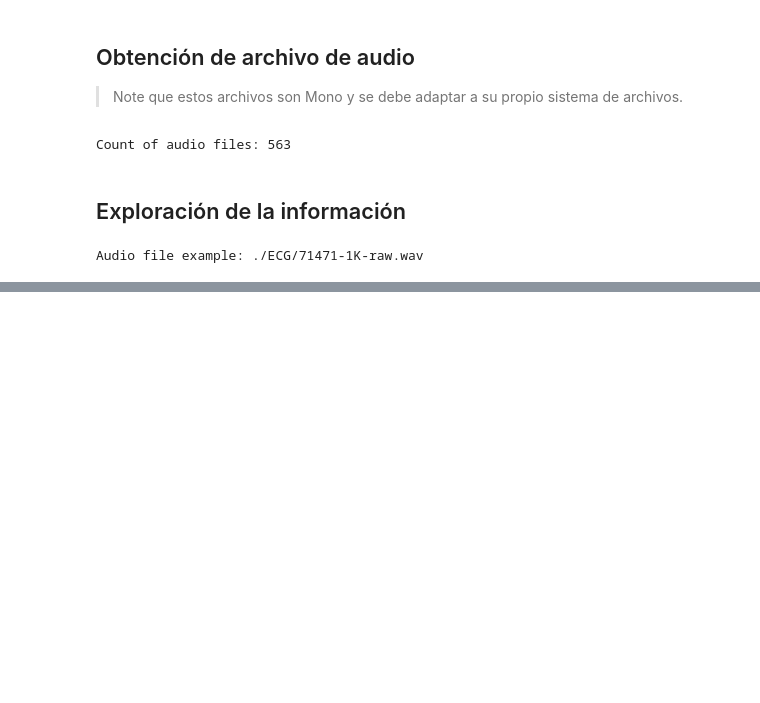
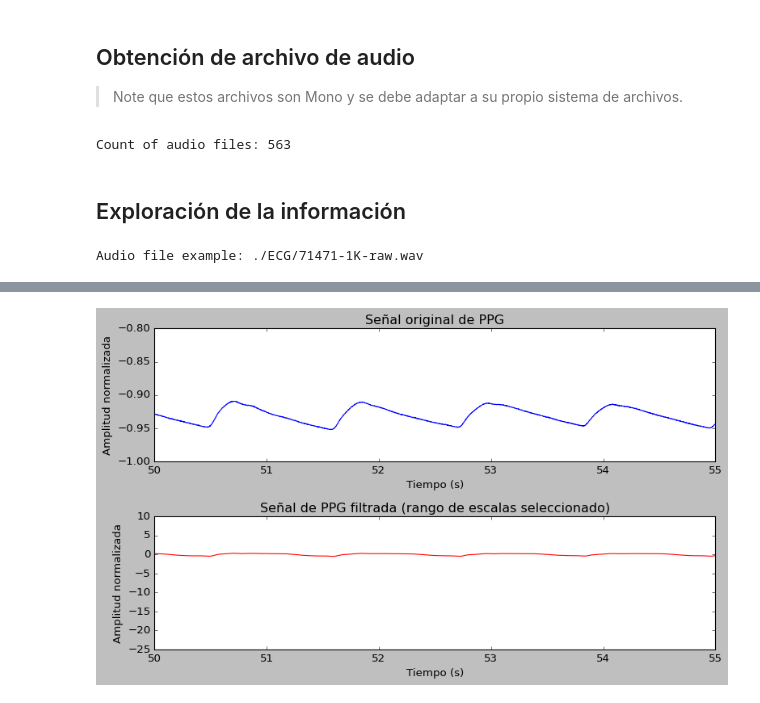
Before and after one commit to DanielSarmiento04/ECG-PPG-Joint-Analysis-Algorithm, a Jupyter notebook: ECG_PPG_BM.ipynb, the cells around one changed output, grey strips where cells are left out. Cells and saved outputs as stored; diff of their text form; code cells hidden in the pictures; blank space fills up the shorter version.

```diff
--- a/ECG_PPG_BM.ipynb
+++ b/ECG_PPG_BM.ipynb
@@ -112,0 +176,30 @@ plt.show()
+# %%
+# Definir el rango de escalas que quieres utilizar para el filtro
+escala_min = 40  # Escala mínima (ajusta según la frecuencia de interés)
+escala_max = 80  # Escala máxima (ajusta según la frecuencia de interés)
+
+# Sumar los coeficientes de las escalas en el rango seleccionado
+filtered_signal = np.sum(coefficients[escala_min:escala_max, :], axis=0)
+
+times = np.arange(0, len(audio_data)/sample_rate, 1/sample_rate)  # Tiempos de muestreo
+
+# Graficar la señal original y la señal filtrada
+plt.figure(figsize=(10, 6))
+plt.subplot(2, 1, 1)
+plt.plot(times, audio_data, color="blue")
+plt.title("Señal original de PPG")
+plt.xlabel("Tiempo (s)")
+plt.ylabel("Amplitud normalizada")
+plt.xlim(50, 55)  # Zoom en el rango de x entre 20 y 60
+
+plt.subplot(2, 1, 2)
+plt.plot(times, filtered_signal, color="red")
+plt.title("Señal de PPG filtrada (rango de escalas seleccionado)")
+plt.xlabel("Tiempo (s)")
+plt.ylabel("Amplitud normalizada")
+
+plt.tight_layout()
+plt.xlim(50, 55)  # Zoom en el rango de x entre 20 y 60#plt.ylim(-0.1, 0.12)
+plt.show()
+# %% [output]
+[figure, added]
```
Also changed, not shown: parts of 12 cells of this notebook.
